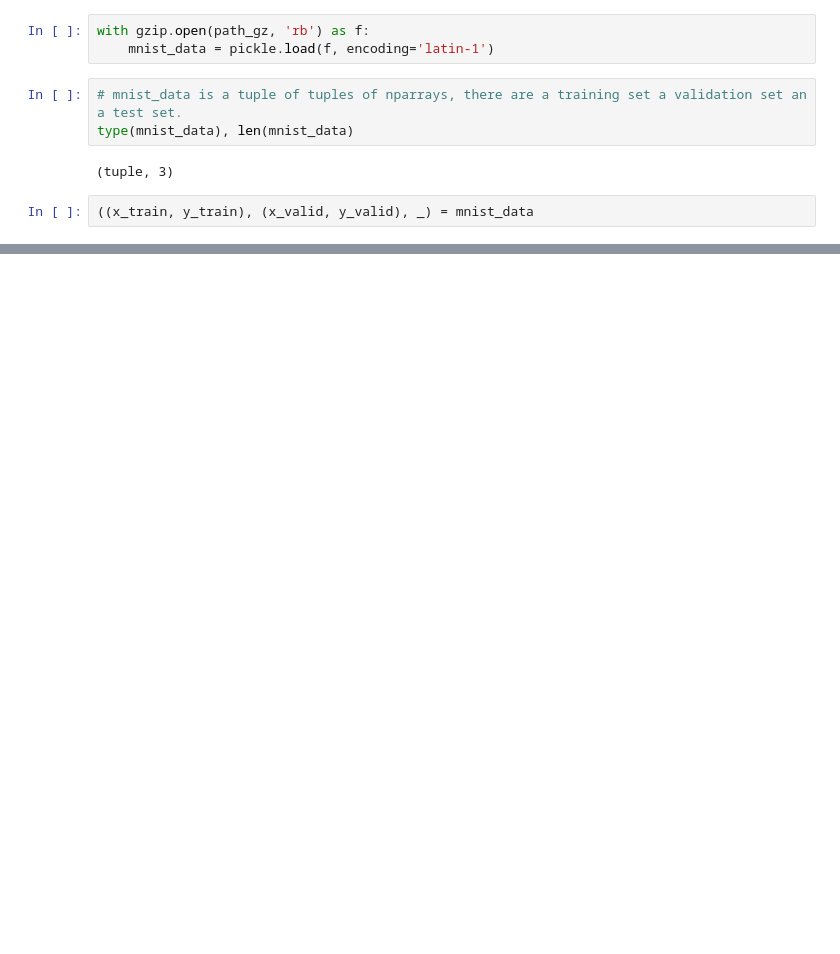
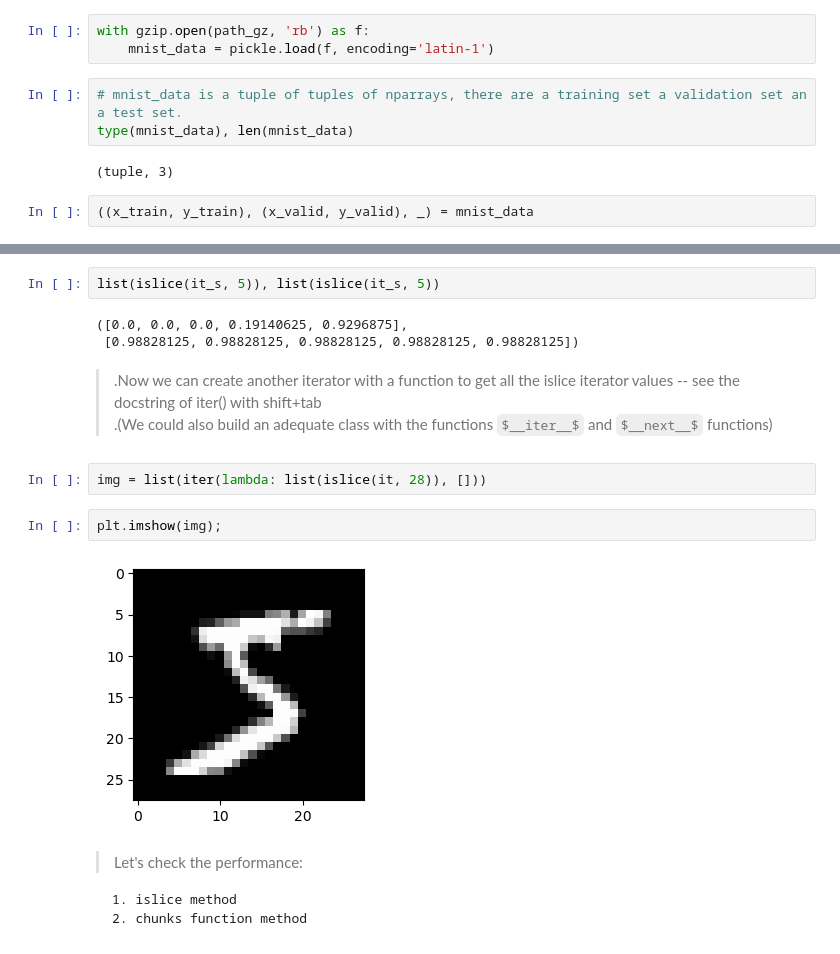
Before and after one commit to Ryvikk/build-miniai, a Jupyter notebook: nbs/01_.ipynb, the cells around one changed output, grey strips where cells are left out. Drawn from its saved outputs; the diff is of its cells as text; some formulas as TeX source; blank space fills up the shorter version.

```diff
--- a/nbs/01_.ipynb
+++ b/nbs/01_.ipynb
@@ -37,0 +150,19 @@ x_train.shape
+# %%
+list(islice(it_s, 5)), list(islice(it_s, 5))
+# %% [output]
+([0.0, 0.0, 0.0, 0.19140625, 0.9296875],
+ [0.98828125, 0.98828125, 0.98828125, 0.98828125, 0.98828125])
+# %% [markdown]
+>.Now we can create another iterator with a function to get all the islice iterator values -- see the docstring of iter() with shift+tab <br>
+.(We could also build an adequate class with the functions $__iter__$ and $__next__$ functions)
+# %%
+img = list(iter(lambda: list(islice(it, 28)), []))
+# %%
+plt.imshow(img);
+# %% [output]
+[figure, added]
+# %% [markdown]
+> Let's check the performance:
+
+    1. islice method
+    2. chunks function method
```
Also changed, not shown: parts of 157 cells of this notebook.
